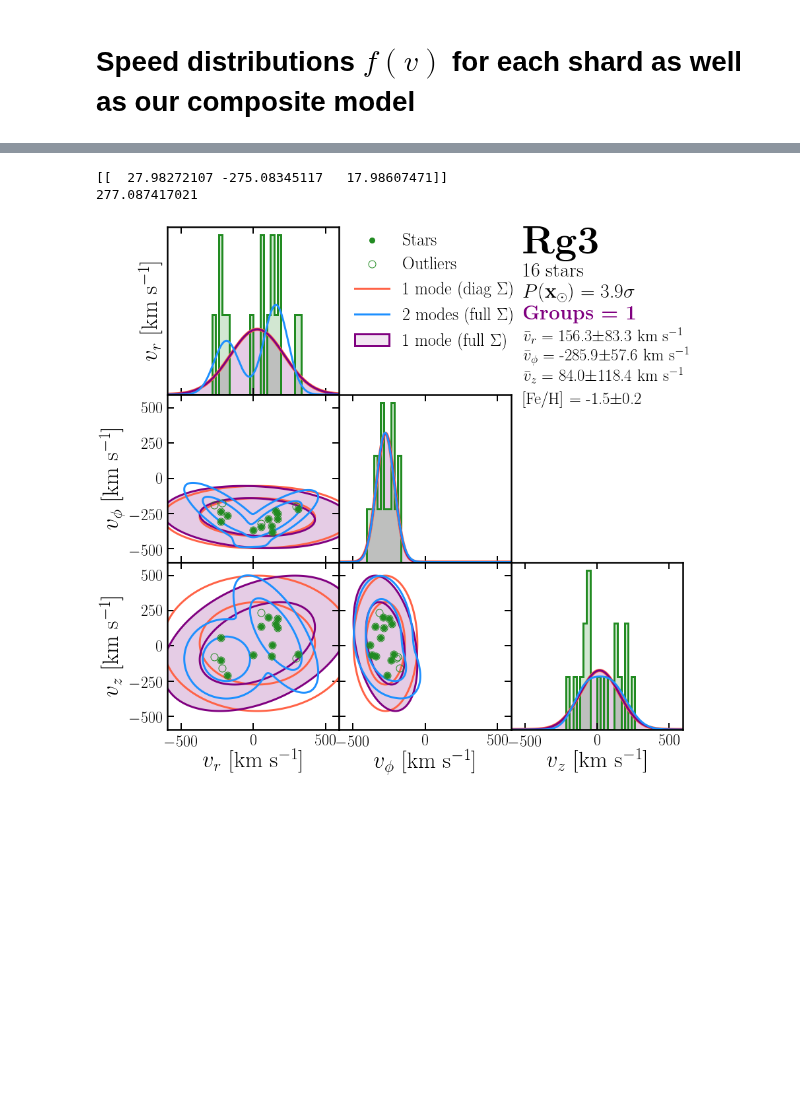
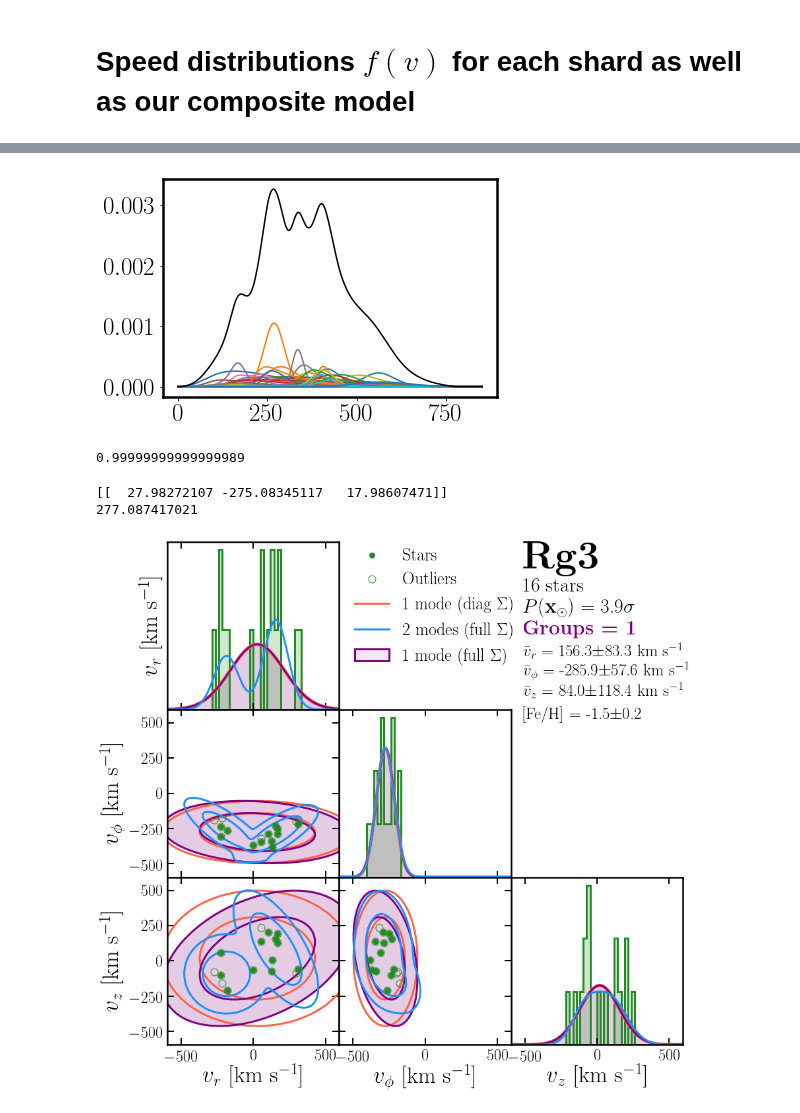
Before and after one commit to cajohare/DarkShards, a Jupyter notebook: code/Plot_SpeedDistributions.ipynb, the cells around one changed output, grey strips where cells are left out. Drawn from its saved outputs; the diff is of its cells as text; code cells hidden in the pictures; blank space fills up the shorter version.

```diff
--- a/code/Plot_SpeedDistributions.ipynb
+++ b/code/Plot_SpeedDistributions.ipynb
@@ -307,3 +283,14 @@ df_sel
+# %%
+for i in range(0,nshards):
+    plt.plot(v,fv_lab[i,:])
+plt.plot(v,sum(fv_lab,0),'k-')
+plt.show()
+# %% [output]
+[figure, added]
+# %%
+trapz(fvs_lab,v)
+# %% [output]
+0.99999999999999989
 # %%
 x_meens,x_covs,v_meens,v_covs,fehs,pops,Psun = FitStars(df_sel)
 print v_meens
```
Also changed, not shown: parts of 5 cells of this notebook, 13 other files.
